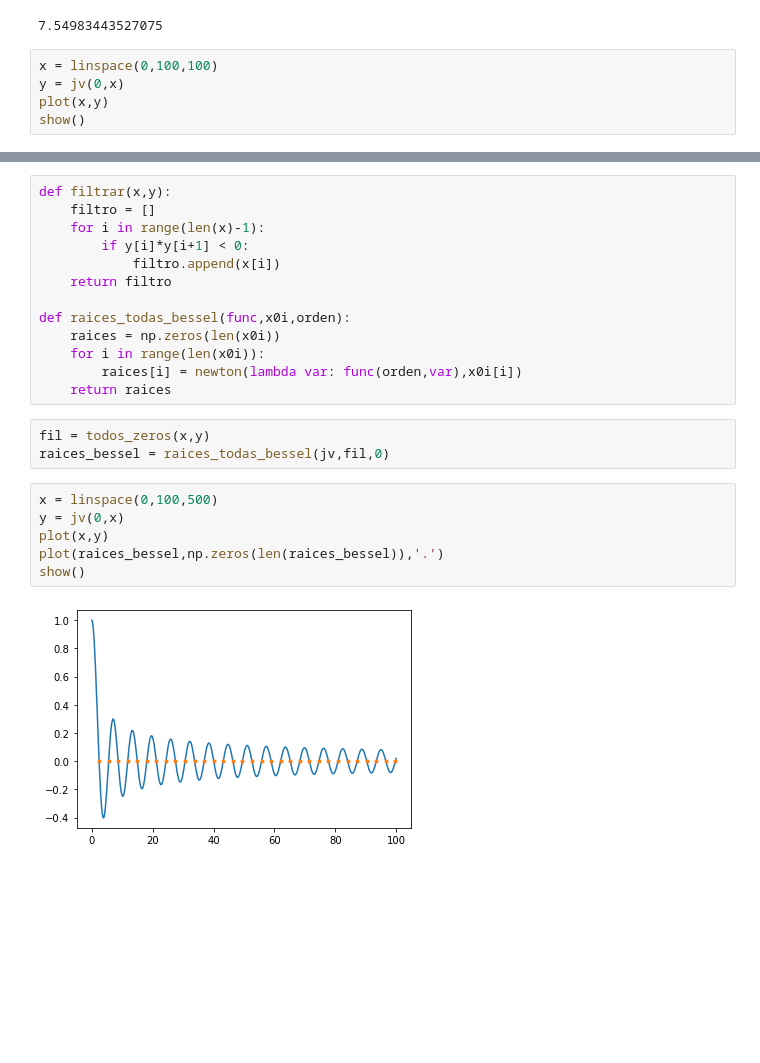
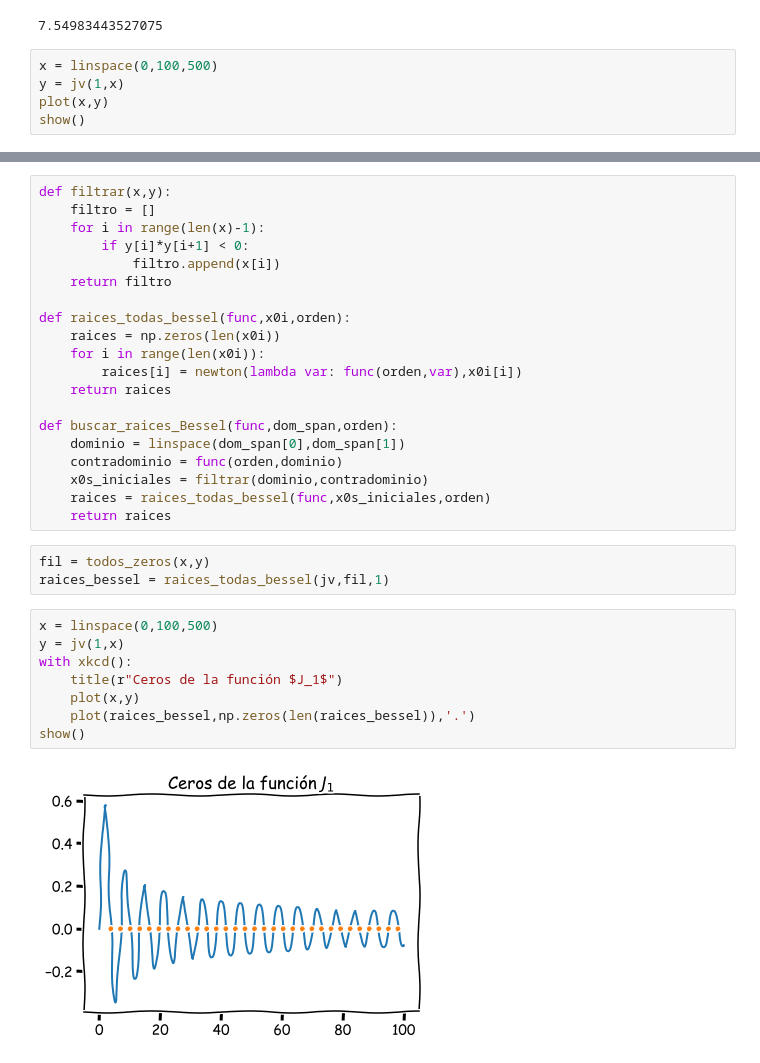
Before and after one commit to richmf/Fisica-Computacional-clases, a Jupyter notebook: py numba.ipynb, the cells around one changed output, grey strips where cells are left out. Cells and saved outputs as stored; diff of their text form; blank space fills up the shorter version.

```diff
--- a/py numba.ipynb
+++ b/py numba.ipynb
@@ -31,8 +31,8 @@ sqrt(57)
 # %% [output]
 7.54983443527075
 # %%
-x = linspace(0,100,100)
-y = jv(0,x)
+x = linspace(0,100,500)
+y = jv(1,x)
 plot(x,y)
 show()
 # %% [output]
@@ -50,14 +50,23 @@ def raices_todas_bessel(func,x0i,orden):
     for i in range(len(x0i)):
         raices[i] = newton(lambda var: func(orden,var),x0i[i])
     return raices
+
+def buscar_raices_Bessel(func,dom_span,orden):
+    dominio = linspace(dom_span[0],dom_span[1])
+    contradominio = func(orden,dominio)
+    x0s_iniciales = filtrar(dominio,contradominio)
+    raices = raices_todas_bessel(func,x0s_iniciales,orden)
+    return raices
 # %%
 fil = todos_zeros(x,y)
-raices_bessel = raices_todas_bessel(jv,fil,0)
+raices_bessel = raices_todas_bessel(jv,fil,1)
 # %%
 x = linspace(0,100,500)
-y = jv(0,x)
-plot(x,y)
-plot(raices_bessel,np.zeros(len(raices_bessel)),'.')
+y = jv(1,x)
+with xkcd():
+    title(r"Ceros de la función $J_1$")
+    plot(x,y)
+    plot(raices_bessel,np.zeros(len(raices_bessel)),'.')
 show()
 # %% [output]
-[figure, old version]
+[figure, new version]
```
Also changed, not shown: parts of 3 cells of this notebook, 1 other file.
